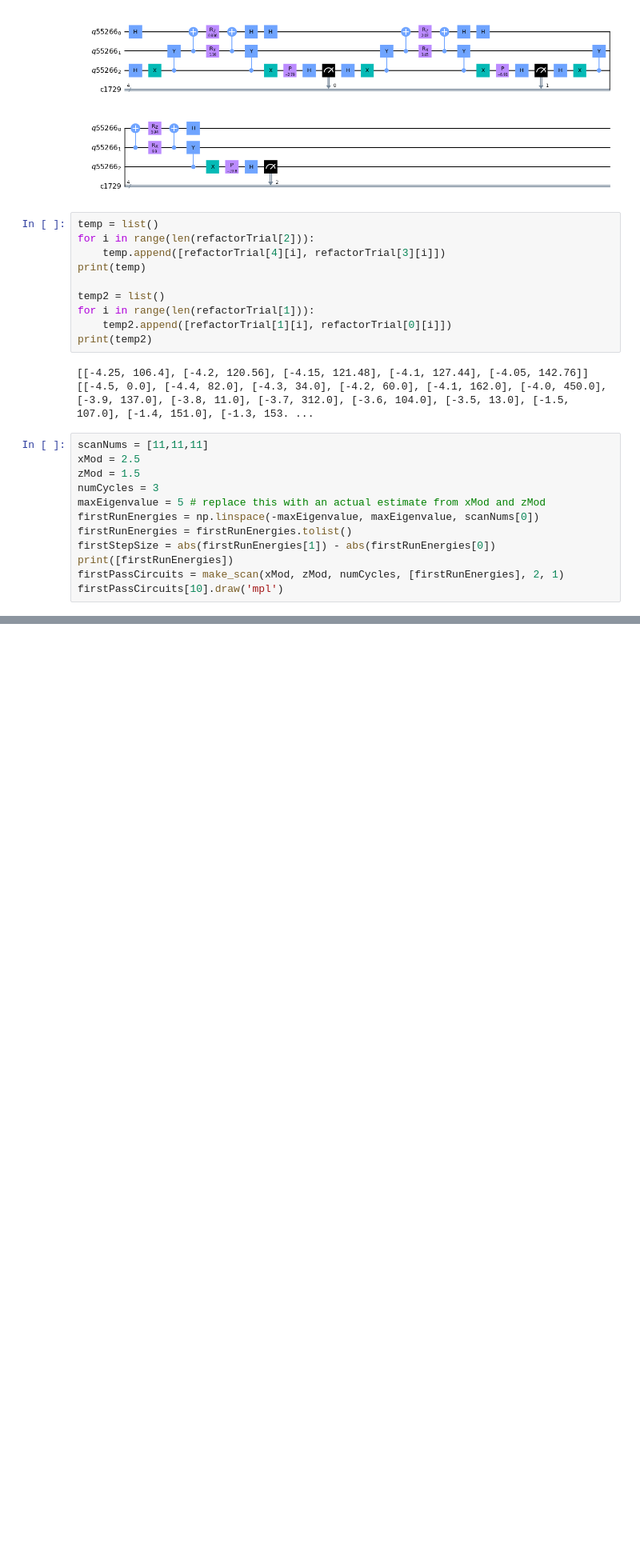
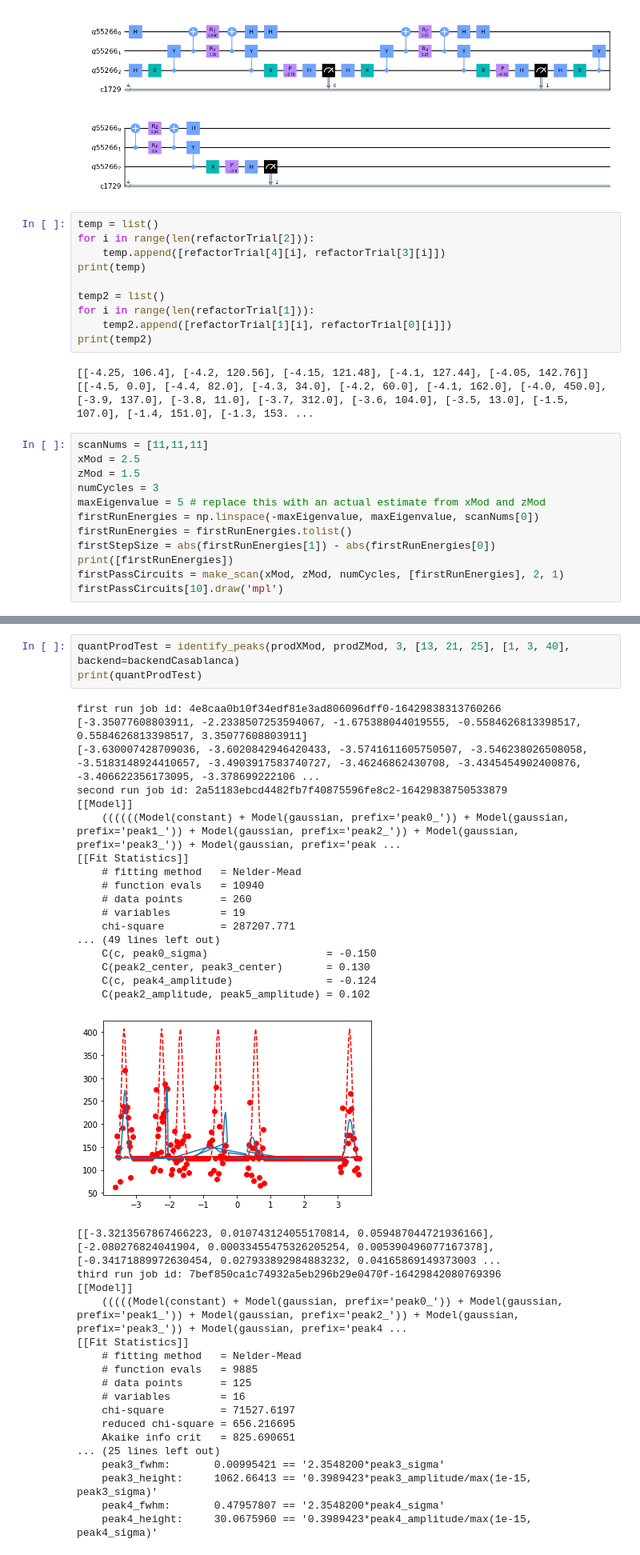
Before and after one commit to constantlyPlanck/2QubitRodeo, a Jupyter notebook: 2Qubit.ipynb, the cells around one changed output, grey strips where cells are left out. Shown at 80% size. Drawn from its saved outputs; the diff is of its cells as text; blank space fills up the shorter version.

```diff
--- a/2Qubit.ipynb
+++ b/2Qubit.ipynb
@@ -1489,0 +1761,39 @@ firstPassCircuits[10].draw('mpl')
+# %%
+quantProdTest = identify_peaks(prodXMod, prodZMod, 3, [13, 21, 25], [1, 3, 40], backend=backendCasablanca)
+print(quantProdTest)
+# %% [output]
+first run job id: 4e8caa0b10f34edf81e3ad806096dff0-16429838313760266
+[-3.35077608803911, -2.2338507253594067, -1.675388044019555, -0.5584626813398517, 0.5584626813398517, 3.35077608803911]
+[-3.630007428709036, -3.6020842946420433, -3.5741611605750507, -3.546238026508058, -3.5183148924410657, -3.4903917583740727, -3.46246862430708, -3.4345454902400876, -3.406622356173095, -3.378699222106 ...
+second run job id: 2a51183ebcd4482fb7f40875596fe8c2-16429838750533879
+[[Model]]
+    ((((((Model(constant) + Model(gaussian, prefix='peak0_')) + Model(gaussian, prefix='peak1_')) + Model(gaussian, prefix='peak2_')) + Model(gaussian, prefix='peak3_')) + Model(gaussian, prefix='peak ...
+[[Fit Statistics]]
+    # fitting method   = Nelder-Mead
+    # function evals   = 10940
+    # data points      = 260
+    # variables        = 19
+    chi-square         = 287207.771
+... (49 lines left out)
+    C(c, peak0_sigma)                   = -0.150
+    C(peak2_center, peak3_center)       = 0.130
+    C(c, peak4_amplitude)               = -0.124
+    C(peak2_amplitude, peak5_amplitude) = 0.102
+[figure, added]
+[[-3.3213567867466223, 0.010743124055170814, 0.059487044721936166], [-2.080276824041904, 0.00033455475326205254, 0.005390496077167378], [-0.34171889972630454, 0.027933892984883232, 0.04165869149373003 ...
+third run job id: 7bef850ca1c74932a5eb296b29e0470f-16429842080769396
+[[Model]]
+    (((((Model(constant) + Model(gaussian, prefix='peak0_')) + Model(gaussian, prefix='peak1_')) + Model(gaussian, prefix='peak2_')) + Model(gaussian, prefix='peak3_')) + Model(gaussian, prefix='peak4 ...
+[[Fit Statistics]]
+    # fitting method   = Nelder-Mead
+    # function evals   = 9885
+    # data points      = 125
+    # variables        = 16
+    chi-square         = 71527.6197
+    reduced chi-square = 656.216695
+    Akaike info crit   = 825.690651
+... (25 lines left out)
+    peak3_fwhm:       0.00995421 == '2.3548200*peak3_sigma'
+    peak3_height:     1062.66413 == '0.3989423*peak3_amplitude/max(1e-15, peak3_sigma)'
+    peak4_fwhm:       0.47957807 == '2.3548200*peak4_sigma'
+    peak4_height:     30.0675960 == '0.3989423*peak4_amplitude/max(1e-15, peak4_sigma)'
```
Also changed, not shown: parts of 16 cells of this notebook, 1 other file.
